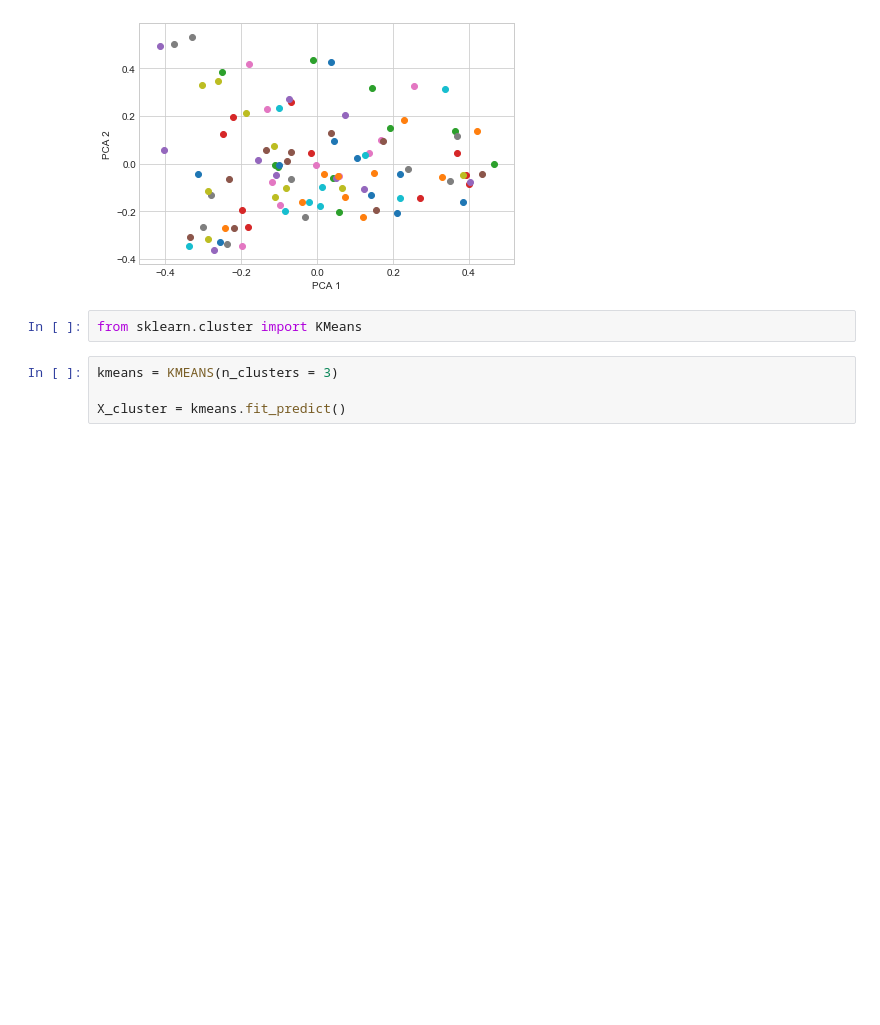
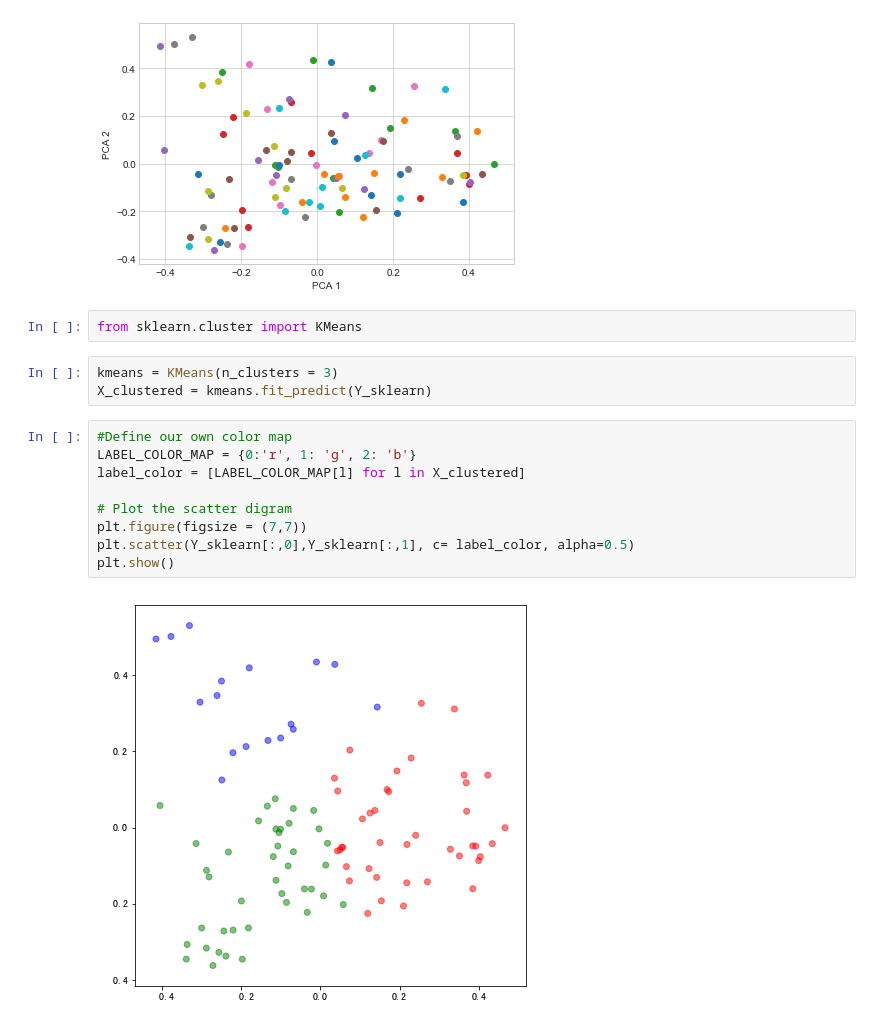
Before and after one commit to hsiehkl/NTU-CSX-Project, a Jupyter notebook: week_5/TF-IDF of News.ipynb, the cells around one changed output. Cells and saved outputs as stored; diff of their text form; blank space fills up the shorter version.

Commit message:
added k-means model and plot chart

```diff
--- a/week_5/TF-IDF of News.ipynb
+++ b/week_5/TF-IDF of News.ipynb
@@ -291,6 +291,16 @@ No handles with labels found to put in legend.
 # %%
 from sklearn.cluster import KMeans
 # %%
-kmeans = KMEANS(n_clusters = 3)
-
-X_cluster = kmeans.fit_predict()
+kmeans = KMeans(n_clusters = 3)
+X_clustered = kmeans.fit_predict(Y_sklearn)
+# %%
+#Define our own color map
+LABEL_COLOR_MAP = {0:'r', 1: 'g', 2: 'b'}
+label_color = [LABEL_COLOR_MAP[l] for l in X_clustered]
+
+# Plot the scatter digram
+plt.figure(figsize = (7,7))
+plt.scatter(Y_sklearn[:,0],Y_sklearn[:,1], c= label_color, alpha=0.5)
+plt.show()
+# %% [output]
+[figure, added]
```
Also changed, not shown: parts of 2 cells of this notebook.
